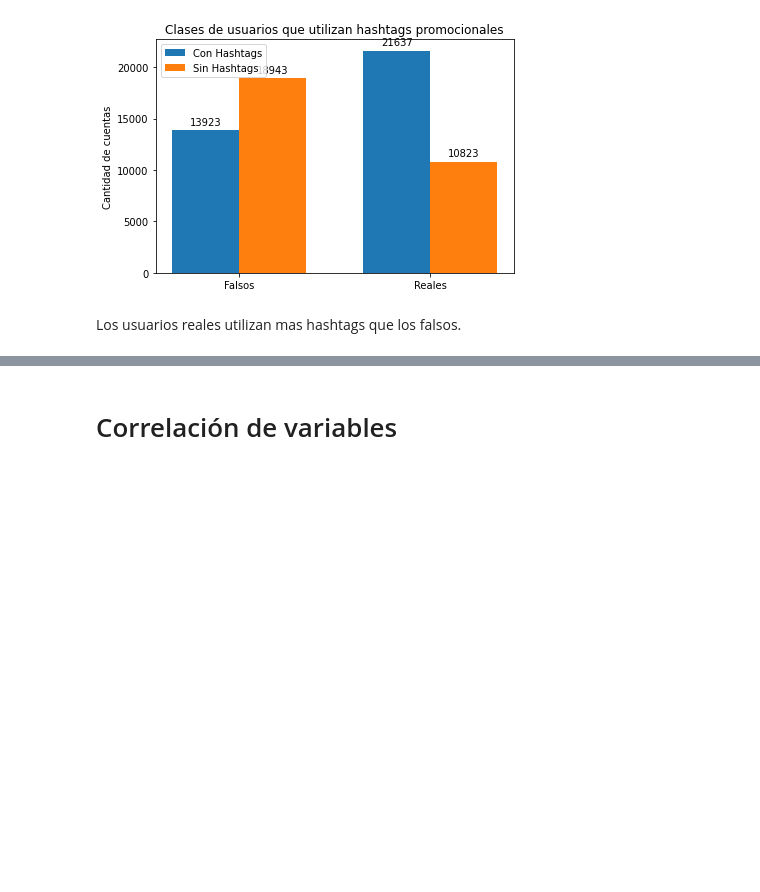
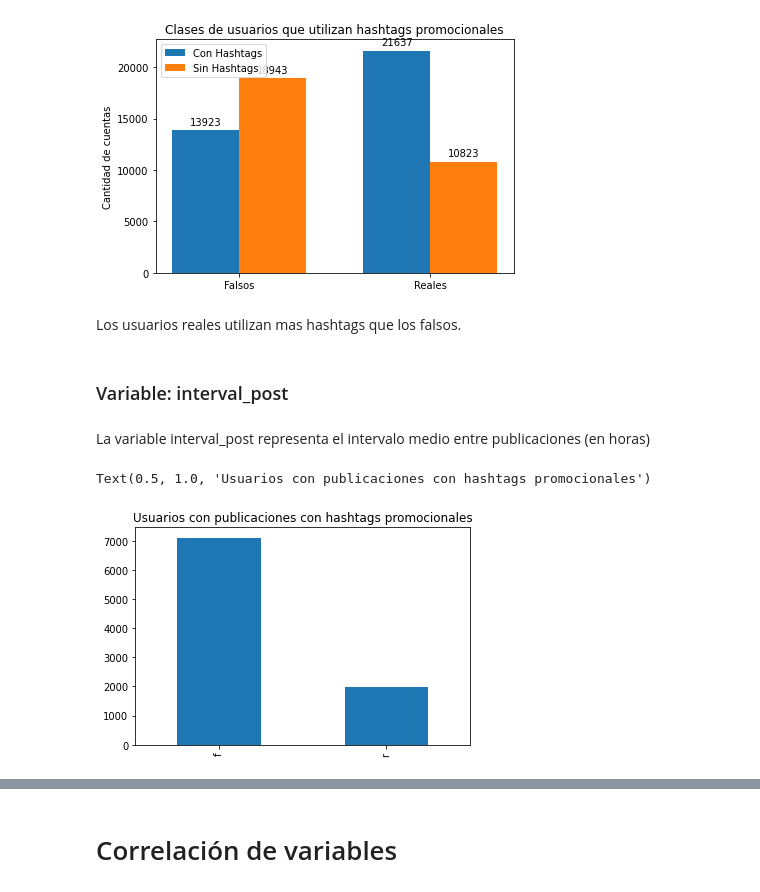
Before and after one commit to MiguelIribas/MachineLearning, a Jupyter notebook: tp1_EDA.ipynb, the cells around one changed output, grey strips where cells are left out. Drawn from its saved outputs; the diff is of its cells as text; code cells hidden in the pictures; blank space fills up the shorter version.

```diff
--- a/tp1_EDA.ipynb
+++ b/tp1_EDA.ipynb
@@ -415,3 +415,12 @@ Los usuarios reales utilizan mas hashtags que los falsos.
 # FALTARIA:
 # Intervalo de horas
 # Correlaciones entre variables
+# %% [markdown]
+### Variable: interval_post
+# %% [markdown]
+La variable interval_post representa el intervalo medio entre publicaciones (en horas)
+# %%
+dataset[dataset.interval_post==0.0].user_class.value_counts().sort_index().plot.bar().set_title('No se nos ocurrio titulo')
+# %% [output]
+Text(0.5, 1.0, 'Usuarios con publicaciones con hashtags promocionales')
+[figure, added]
```
Also changed, not shown: parts of 8 cells of this notebook.
